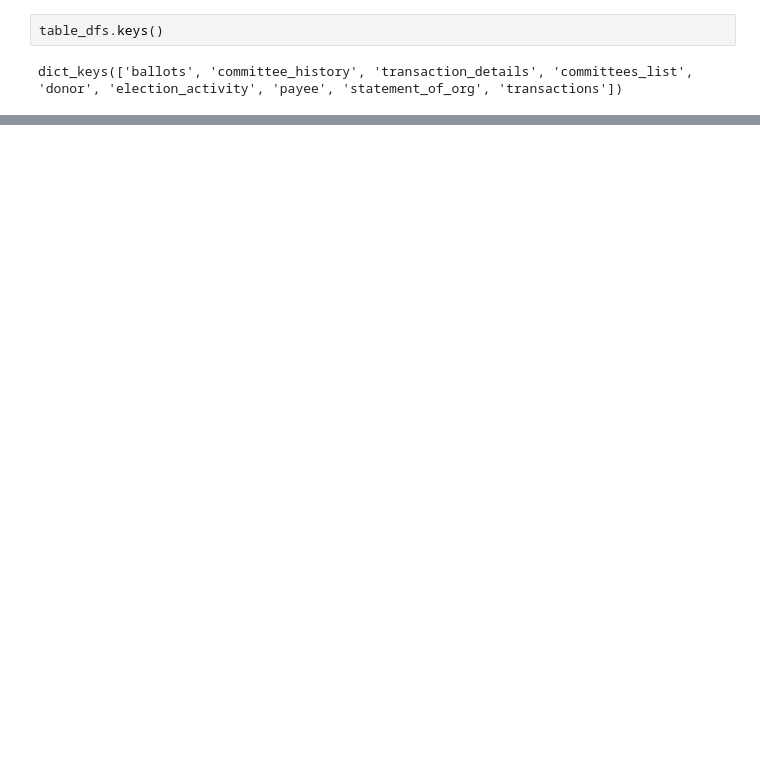
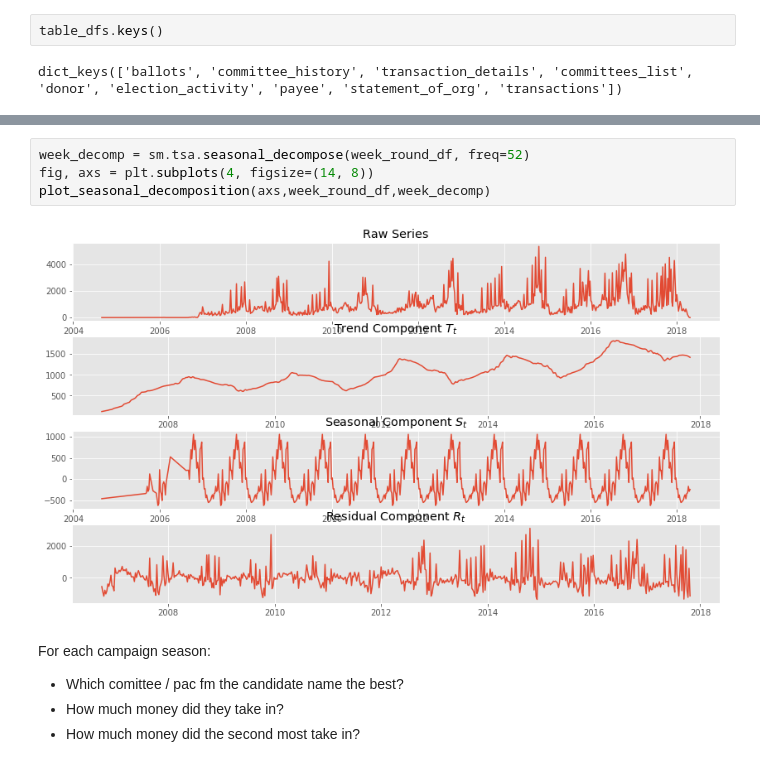
Before and after one commit to hackoregon/elections-2018, a Jupyter notebook: notebooks/DB_Connect_EDA.ipynb, the cells around one changed output, grey strips where cells are left out. Cells and saved outputs as stored; diff of their text form; blank space fills up the shorter version.

```diff
--- a/notebooks/DB_Connect_EDA.ipynb
+++ b/notebooks/DB_Connect_EDA.ipynb
@@ -31,0 +171,11 @@ table_dfs['donor']['donor_cats'][0]['categories'][0]
+# %%
+week_decomp = sm.tsa.seasonal_decompose(week_round_df, freq=52)
+fig, axs = plt.subplots(4, figsize=(14, 8))
+plot_seasonal_decomposition(axs,week_round_df,week_decomp)
+# %% [output]
+[figure, added]
+# %% [markdown]
+For each campaign season:
+* Which comittee / pac fm the candidate name the best?
+* How much money did they take in?
+* How much money did the second most take in?
```
Also changed, not shown: parts of 25 cells of this notebook.
